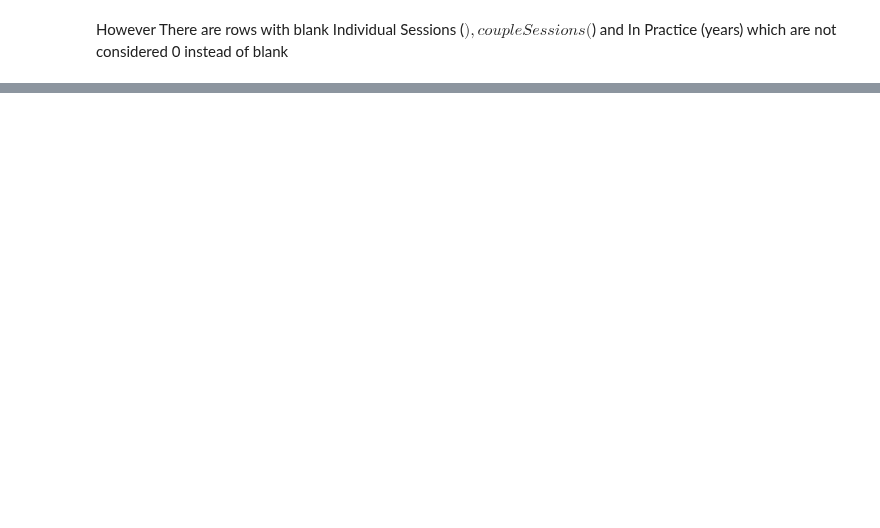
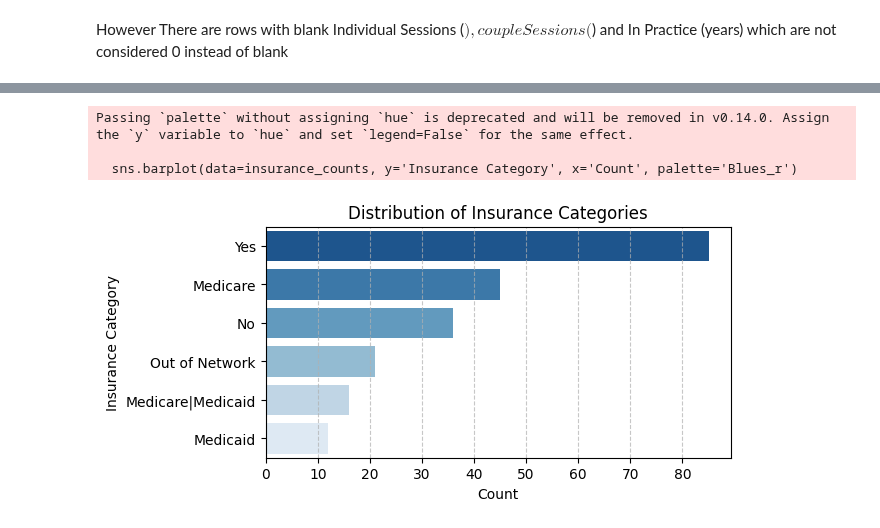
Before and after one commit to pallavmarch/Psychologytoday-therapist-analysis, a Jupyter notebook: psychologytoday_webscraping_dataset_analysis.ipynb, the cells around one changed output, grey strips where cells are left out. Drawn from its saved outputs; the diff is of its cells as text; code cells hidden in the pictures; blank space fills up the shorter version.

```diff
--- a/psychologytoday_webscraping_dataset_analysis.ipynb
+++ b/psychologytoday_webscraping_dataset_analysis.ipynb
@@ -127,0 +96,30 @@ pivot_table1.style.background_gradient(cmap='Blues').format('{:.2f}')
+# %%
+cols_to_clean = ['Individual Sessions ($)', 'Couple Sessions ($)', 'In Practice (years)']
+
+# Clean and convert columns to integers while handling missing values
+Dementia[cols_to_clean] = (
+    Dementia[cols_to_clean]
+    .replace('Not Found', np.nan)  # Replace 'Not Found' with NaN
+    .apply(lambda x: x.str.replace(r'[$ ]', '', regex=True).astype(float))  # Remove $, spaces, convert to float
+    .astype('Int64')  # Convert to nullable integer type
+)
+
+# Generate value counts for each column and merge them side by side
+value_counts_list = [
+    Dementia[col].value_counts().astype(int).rename_axis(col).reset_index(name='Count')
+    for col in cols_to_clean
+]
+side_by_side = pd.concat(value_counts_list, axis=1)
+
+
+# Create pivot table
+pivot_table1 = pd.pivot_table(Dementia,
+                              values=cols_to_clean,
+                              aggfunc=['mean', 'median', 'min', 'max', 'std', 'count', 'nunique', lambda x: x.isnull().sum()],
+                              columns=['Dementia'],
+                              dropna=True)
+
+pivot_table1 = pivot_table1.applymap(lambda x: int(x) if not pd.isna(x) else x)
+
+# Display styled pivot table
+pivot_table1.style.background_gradient(cmap='Blues').format("{:.0f}")  # Remove decimals
@@ -169,0 +166,17 @@ Dementia.to_excel('Dementia.xlsx', index=False)
+# %%
+
+insurance_counts = Dementia['Insurance_Category'].value_counts().reset_index()
+insurance_counts.columns = ['Insurance Category', 'Count']
+
+plt.figure(figsize=(6, 3))
+sns.barplot(data=insurance_counts, y='Insurance Category', x='Count', palette='Blues_r')
+
+
+plt.title("Distribution of Insurance Categories")
+plt.grid(axis='x', linestyle='--', alpha=0.7)
+plt.show()
+# %% [output]
+Passing `palette` without assigning `hue` is deprecated and will be removed in v0.14.0. Assign the `y` variable to `hue` and set `legend=False` for the same effect.
+
+  sns.barplot(data=insurance_counts, y='Insurance Category', x='Count', palette='Blues_r')
+[figure, added]
```
Also changed, not shown: parts of 8 cells of this notebook.
